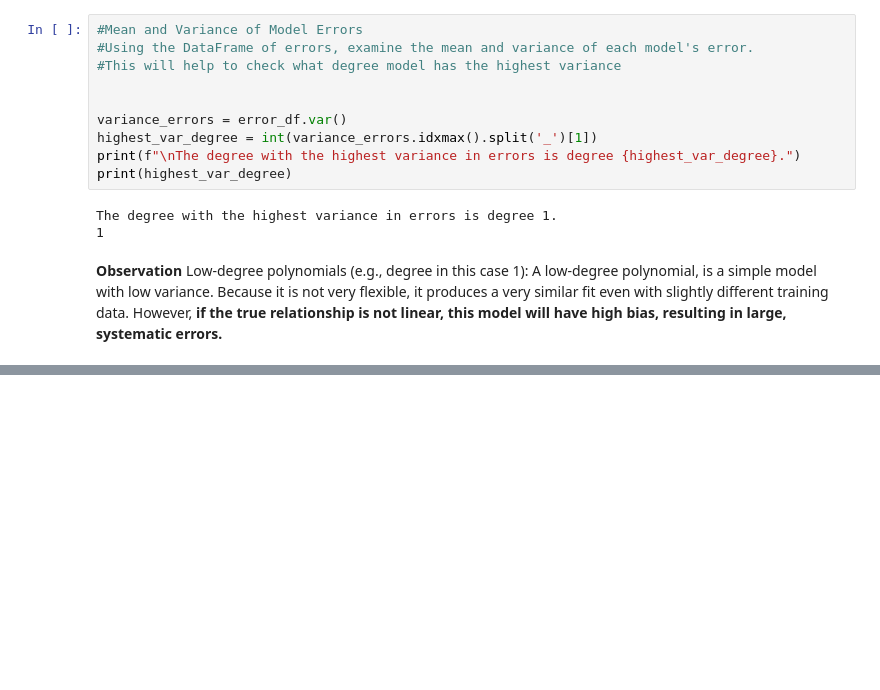
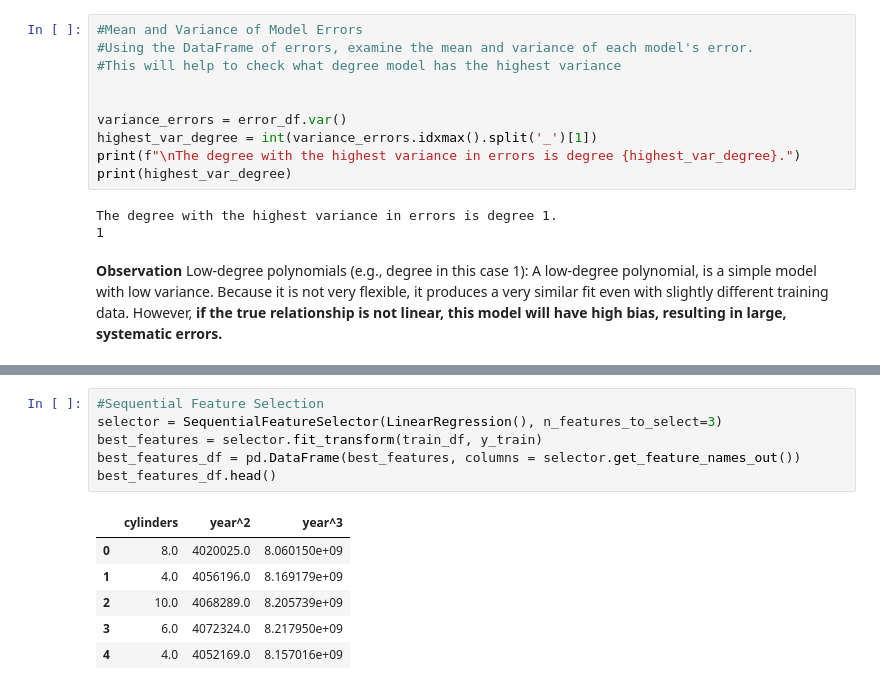
Before and after one commit to hemantborse/Practical-Application---Car-Pricing, a Jupyter notebook: Car_price.ipynb, the cells around one changed output, grey strips where cells are left out. Cells and saved outputs as stored; diff of their text form; blank space fills up the shorter version.

```diff
--- a/Car_price.ipynb
+++ b/Car_price.ipynb
@@ -559,0 +595,13 @@ Low-degree polynomials (e.g., degree in this case 1): A low-degree polynomial, i
+# %%
+#Sequential Feature Selection
+selector = SequentialFeatureSelector(LinearRegression(), n_features_to_select=3)
+best_features = selector.fit_transform(train_df, y_train)
+best_features_df = pd.DataFrame(best_features, columns = selector.get_feature_names_out())
+best_features_df.head()
+# %% [output]
+|  | cylinders | year^2 | year^3 |
+| 0 | 8.0 | 4020025.0 | 8.060150e+09 |
+| 1 | 4.0 | 4056196.0 | 8.169179e+09 |
+| 2 | 10.0 | 4068289.0 | 8.205739e+09 |
+| 3 | 6.0 | 4072324.0 | 8.217950e+09 |
+| 4 | 4.0 | 4052169.0 | 8.157016e+09 |
```
Also changed, not shown: parts of 10 cells of this notebook.
